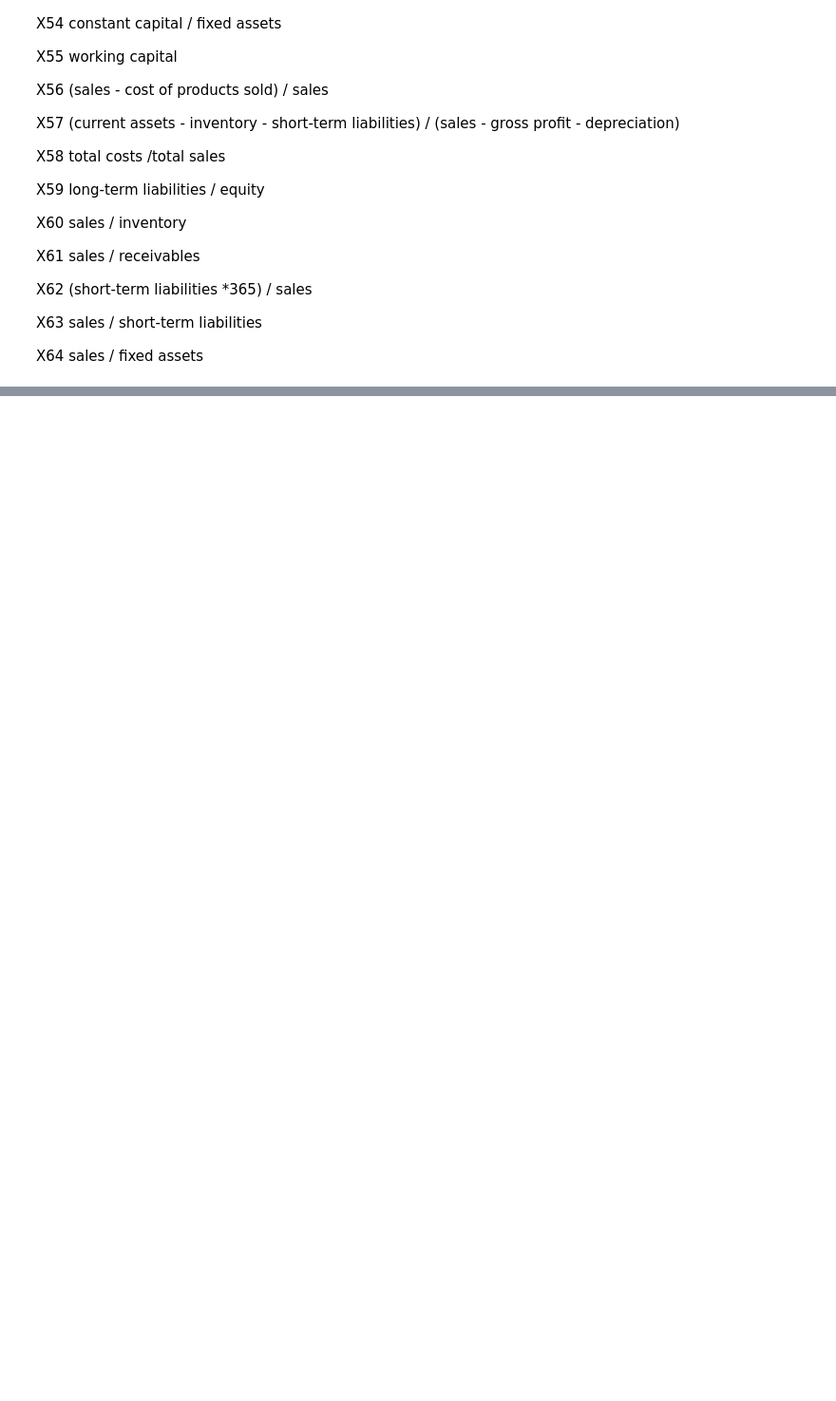
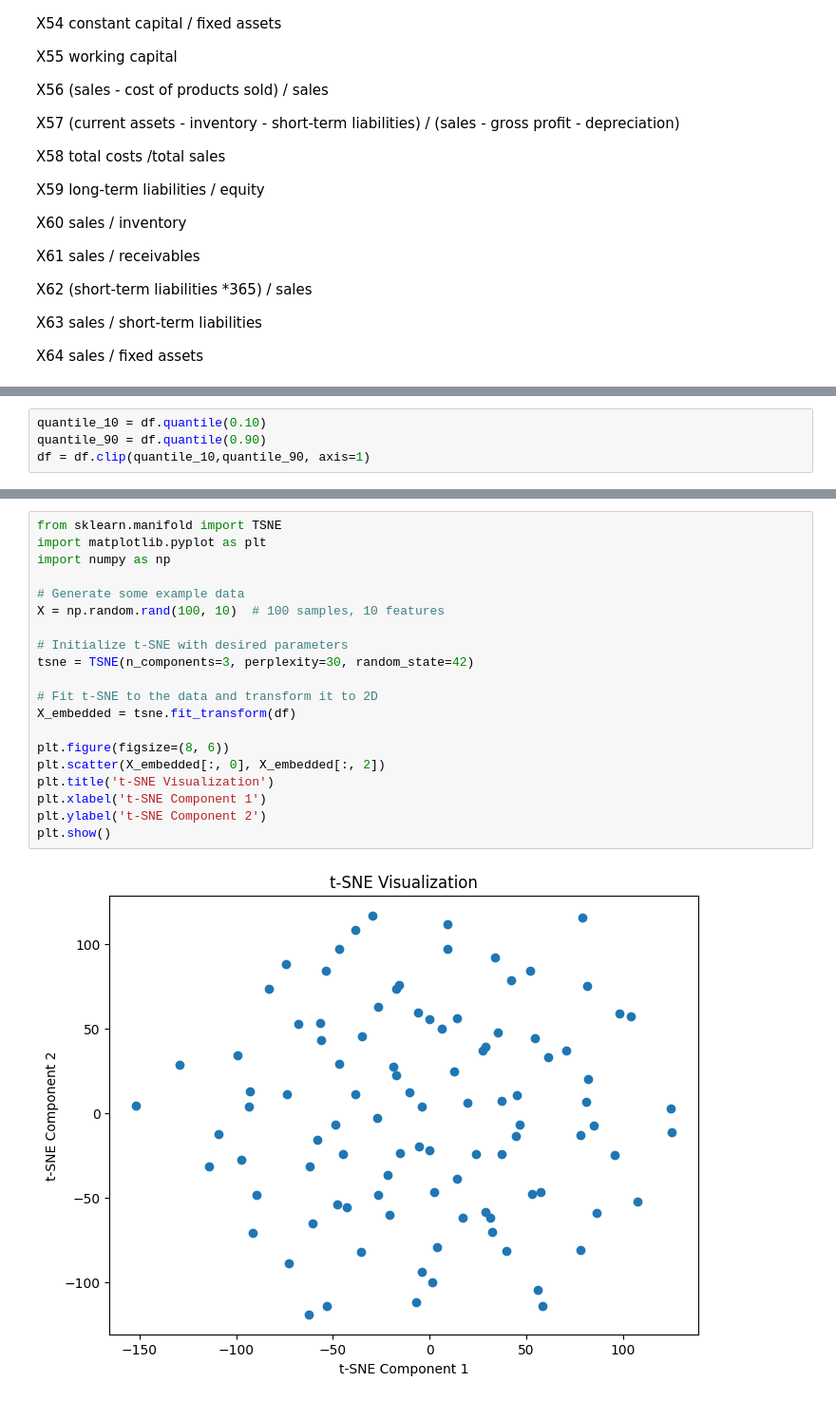
Before and after one commit to HalasTomasz/AI_PWR, a Jupyter notebook: Machine Learning/list1.ipynb, the cells around one changed output, grey strips where cells are left out. Shown at 95% size. Saved outputs shown, nothing was run; the diff lists cells and outputs as text; blank space fills up the shorter version.

```diff
--- a/Machine Learning/list1.ipynb
+++ b/Machine Learning/list1.ipynb
@@ -139,0 +279,4 @@ X64	sales / fixed assets
+# %%
+quantile_10 = df.quantile(0.10)
+quantile_90 = df.quantile(0.90)
+df = df.clip(quantile_10,quantile_90, axis=1)
@@ -139,0 +308,22 @@ X64	sales / fixed assets
+# %%
+from sklearn.manifold import TSNE
+import matplotlib.pyplot as plt
+import numpy as np
+
+# Generate some example data
+X = np.random.rand(100, 10)  # 100 samples, 10 features
+
+# Initialize t-SNE with desired parameters
+tsne = TSNE(n_components=3, perplexity=30, random_state=42)
+
+# Fit t-SNE to the data and transform it to 2D
+X_embedded = tsne.fit_transform(df)
+
+plt.figure(figsize=(8, 6))
+plt.scatter(X_embedded[:, 0], X_embedded[:, 2])
+plt.title('t-SNE Visualization')
+plt.xlabel('t-SNE Component 1')
+plt.ylabel('t-SNE Component 2')
+plt.show()
+# %% [output]
+[figure, added]
```
Also changed, not shown: parts of 23 cells of this notebook, 10 other files.
